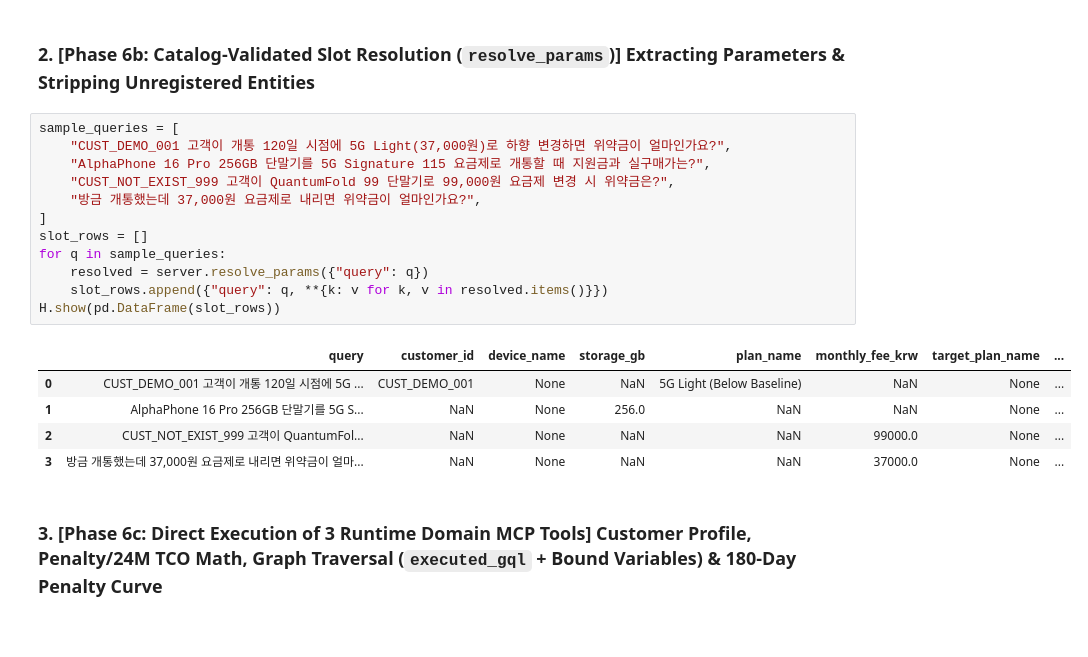
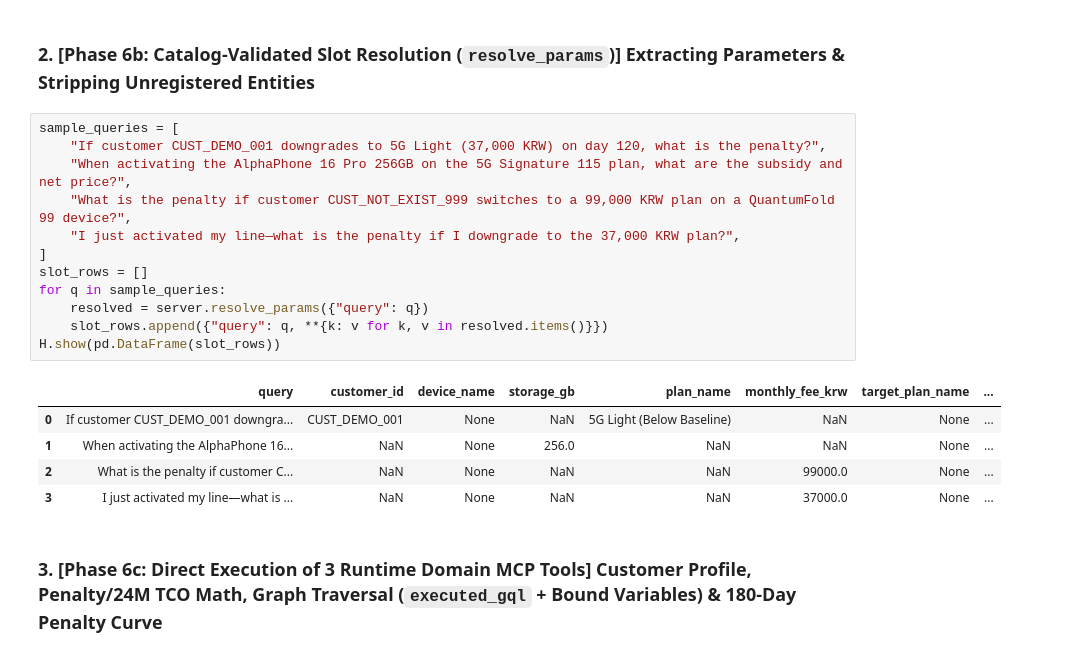
Before and after one commit to seanjungG/agentic-ontology-starter, a Jupyter notebook: notebooks/en/stage4_agent_and_mcp_execution_en.ipynb, the cells around one changed output. Drawn from its saved outputs; the diff is of its cells as text.

```diff
--- a/notebooks/en/stage4_agent_and_mcp_execution_en.ipynb
+++ b/notebooks/en/stage4_agent_and_mcp_execution_en.ipynb
@@ -57,22 +57,22 @@ H.show_tool(res_s4, "active_rules")
 ### 2. [Phase 6b: Catalog-Validated Slot Resolution (`resolve_params`)] Extracting Parameters & Stripping Unregistered Entities
 # %%
 sample_queries = [
-    "CUST_DEMO_001 고객이 개통 120일 시점에 5G Light(37,000원)로 하향 변경하면 위약금이 얼마인가요?",
-    "AlphaPhone 16 Pro 256GB 단말기를 5G Signature 115 요금제로 개통할 때 지원금과 실구매가는?",
-    "CUST_NOT_EXIST_999 고객이 QuantumFold 99 단말기로 99,000원 요금제 변경 시 위약금은?",
-    "방금 개통했는데 37,000원 요금제로 내리면 위약금이 얼마인가요?",
+    "If customer CUST_DEMO_001 downgrades to 5G Light (37,000 KRW) on day 120, what is the penalty?",
+    "When activating the AlphaPhone 16 Pro 256GB on the 5G Signature 115 plan, what are the subsidy and net price?",
+    "What is the penalty if customer CUST_NOT_EXIST_999 switches to a 99,000 KRW plan on a QuantumFold 99 device?",
+    "I just activated my line—what is the penalty if I downgrade to the 37,000 KRW plan?",
 ]
 slot_rows = []
 for q in sample_queries:
     resolved = server.resolve_params({"query": q})
     slot_rows.append({"query": q, **{k: v for k, v in resolved.items()}})
 H.show(pd.DataFrame(slot_rows))
 # %% [output]
 |  | query | customer_id | device_name | storage_gb | plan_name | monthly_fee_krw | target_plan_name | ... |
-| 0 | CUST_DEMO_001 고객이 개통 120일 시점에 5G ... | CUST_DEMO_001 | None | NaN | 5G Light (Below Baseline) | NaN | None | ... |
-| 1 | AlphaPhone 16 Pro 256GB 단말기를 5G S... | NaN | None | 256.0 | NaN | NaN | None | ... |
-| 2 | CUST_NOT_EXIST_999 고객이 QuantumFol... | NaN | None | NaN | NaN | 99000.0 | None | ... |
-| 3 | 방금 개통했는데 37,000원 요금제로 내리면 위약금이 얼마... | NaN | None | NaN | NaN | 37000.0 | None | ... |
+| 0 | If customer CUST_DEMO_001 downgra... | CUST_DEMO_001 | None | NaN | 5G Light (Below Baseline) | NaN | None | ... |
+| 1 | When activating the AlphaPhone 16... | NaN | None | 256.0 | NaN | NaN | None | ... |
+| 2 | What is the penalty if customer C... | NaN | None | NaN | NaN | 99000.0 | None | ... |
+| 3 | I just activated my line—what is ... | NaN | None | NaN | NaN | 37000.0 | None | ... |
 # %% [markdown]
 ### 3. [Phase 6c: Direct Execution of 3 Runtime Domain MCP Tools] Customer Profile, Penalty/24M TCO Math, Graph Traversal (`executed_gql` + Bound Variables) & 180-Day Penalty Curve
 # %%
```
Also changed, not shown: parts of 5 cells of this notebook, 44 other files.
